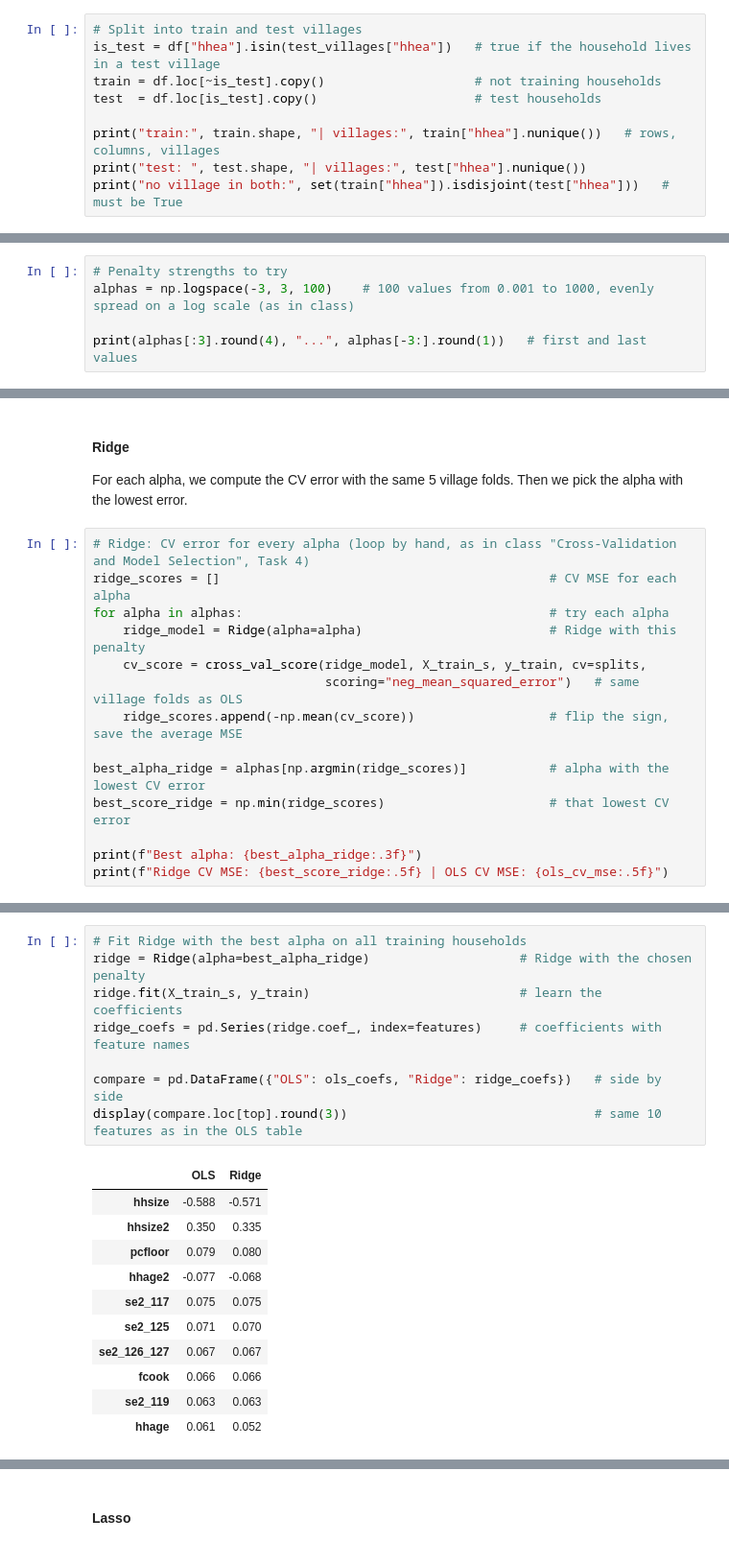
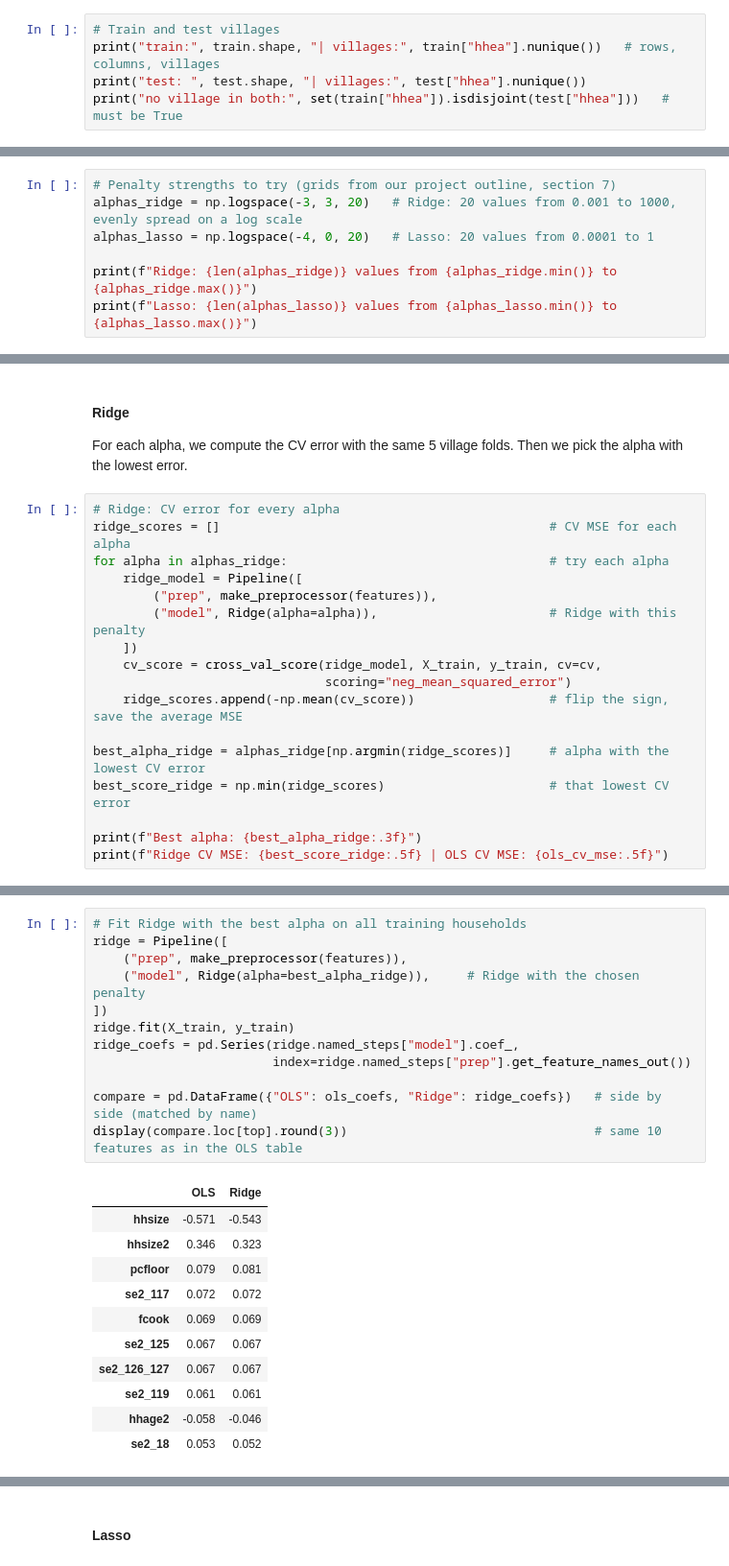
Before and after one commit to StellaI-G/Project_Group0, a Jupyter notebook: notebooks/04a_regression.ipynb, the cells around one changed output, grey strips where cells are left out. Shown at 96% size. Drawn from its saved outputs; the diff is of its cells as text.

```diff
--- a/notebooks/04a_regression.ipynb
+++ b/notebooks/04a_regression.ipynb
@@ -53,9 +41,5 @@ number of features: 53
 # %%
-# Split into train and test villages
-is_test = df["hhea"].isin(test_villages["hhea"])   # true if the household lives in a test village
-train = df.loc[~is_test].copy()                    # not training households
-test  = df.loc[is_test].copy()                     # test households
-
+# Train and test villages
 print("train:", train.shape, "| villages:", train["hhea"].nunique())   # rows, columns, villages
 print("test: ", test.shape, "| villages:", test["hhea"].nunique())
 print("no village in both:", set(train["hhea"]).isdisjoint(test["hhea"]))   # must be True
@@ -246,8 +189,10 @@ Ridge and Lasso are OLS plus a penalty for large coefficients The alpha sets how
 - Lasso punishes the absolute size of the coefficients. It can set some of them exactly to 0, so it also chooses features.
 - alpha = 0 is plain OLS. A very large alpha pushes all coefficients to 0, and the model only predicts the mean.
 # %%
-# Penalty strengths to try
-alphas = np.logspace(-3, 3, 100)    # 100 values from 0.001 to 1000, evenly spread on a log scale (as in class)
+# Penalty strengths to try (grids from our project outline, section 7)
+alphas_ridge = np.logspace(-3, 3, 20)   # Ridge: 20 values from 0.001 to 1000, evenly spread on a log scale
+alphas_lasso = np.logspace(-4, 0, 20)   # Lasso: 20 values from 0.0001 to 1
 
-print(alphas[:3].round(4), "...", alphas[-3:].round(1))   # first and last values
+print(f"Ridge: {len(alphas_ridge)} values from {alphas_ridge.min()} to {alphas_ridge.max()}")
+print(f"Lasso: {len(alphas_lasso)} values from {alphas_lasso.min()} to {alphas_lasso.max()}")
 # %% [output]
@@ -256,15 +202,18 @@ print(alphas[:3].round(4), "...", alphas[-3:].round(1))   # first and last value
 #### Ridge
 For each alpha, we compute the CV error with the same 5 village folds. Then we pick the alpha with the lowest error.
 # %%
-# Ridge: CV error for every alpha (loop by hand, as in class "Cross-Validation and Model Selection", Task 4)
+# Ridge: CV error for every alpha
 ridge_scores = []                                            # CV MSE for each alpha
-for alpha in alphas:                                         # try each alpha
-    ridge_model = Ridge(alpha=alpha)                         # Ridge with this penalty
-    cv_score = cross_val_score(ridge_model, X_train_s, y_train, cv=splits,
-                               scoring="neg_mean_squared_error")   # same village folds as OLS
+for alpha in alphas_ridge:                                   # try each alpha
+    ridge_model = Pipeline([
+        ("prep", make_preprocessor(features)),
+        ("model", Ridge(alpha=alpha)),                       # Ridge with this penalty
+    ])
+    cv_score = cross_val_score(ridge_model, X_train, y_train, cv=cv,
+                               scoring="neg_mean_squared_error")
     ridge_scores.append(-np.mean(cv_score))                  # flip the sign, save the average MSE
 
-best_alpha_ridge = alphas[np.argmin(ridge_scores)]           # alpha with the lowest CV error
+best_alpha_ridge = alphas_ridge[np.argmin(ridge_scores)]     # alpha with the lowest CV error
 best_score_ridge = np.min(ridge_scores)                      # that lowest CV error
 
 print(f"Best alpha: {best_alpha_ridge:.3f}")
@@ -296,20 +245,24 @@ plt.show()
 # %%
 # Fit Ridge with the best alpha on all training households
-ridge = Ridge(alpha=best_alpha_ridge)                    # Ridge with the chosen penalty
-ridge.fit(X_train_s, y_train)                            # learn the coefficients
-ridge_coefs = pd.Series(ridge.coef_, index=features)     # coefficients with feature names
+ridge = Pipeline([
+    ("prep", make_preprocessor(features)),
+    ("model", Ridge(alpha=best_alpha_ridge)),     # Ridge with the chosen penalty
+])
+ridge.fit(X_train, y_train)
+ridge_coefs = pd.Series(ridge.named_steps["model"].coef_,
+                        index=ridge.named_steps["prep"].get_feature_names_out())
 
-compare = pd.DataFrame({"OLS": ols_coefs, "Ridge": ridge_coefs})   # side by side
+compare = pd.DataFrame({"OLS": ols_coefs, "Ridge": ridge_coefs})   # side by side (matched by name)
 display(compare.loc[top].round(3))                                 # same 10 features as in the OLS table
 # %% [output]
 |  | OLS | Ridge |
-| hhsize | -0.588 | -0.571 |
-| hhsize2 | 0.350 | 0.335 |
-| pcfloor | 0.079 | 0.080 |
-| hhage2 | -0.077 | -0.068 |
-| se2_117 | 0.075 | 0.075 |
-| se2_125 | 0.071 | 0.070 |
+| hhsize | -0.571 | -0.543 |
+| hhsize2 | 0.346 | 0.323 |
+| pcfloor | 0.079 | 0.081 |
+| se2_117 | 0.072 | 0.072 |
+| fcook | 0.069 | 0.069 |
+| se2_125 | 0.067 | 0.067 |
 | se2_126_127 | 0.067 | 0.067 |
-| fcook | 0.066 | 0.066 |
-| se2_119 | 0.063 | 0.063 |
-| hhage | 0.061 | 0.052 |
+| se2_119 | 0.061 | 0.061 |
+| hhage2 | -0.058 | -0.046 |
+| se2_18 | 0.053 | 0.052 |
```
Also changed, not shown: parts of 50 cells of this notebook.
